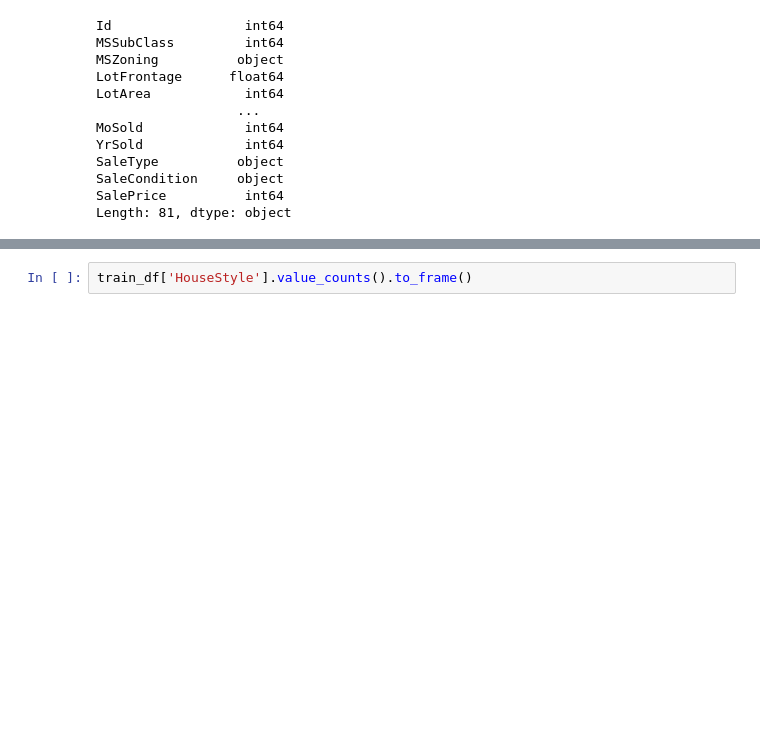
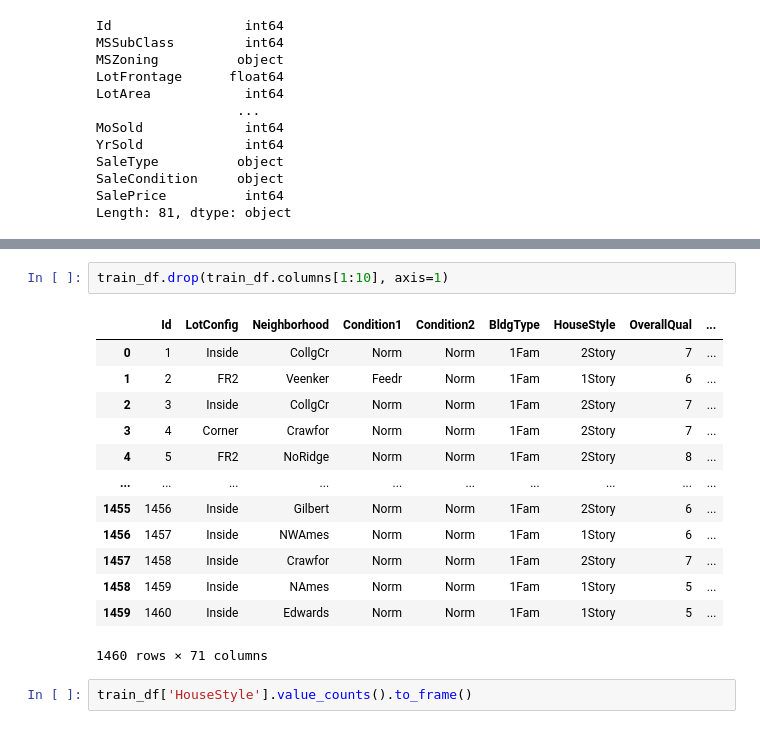
Before and after one commit to serpaulus/Predicting_the_Final_Home_Price, a Jupyter notebook: Predicting_Housing_Prices.ipynb, the cells around one changed output, grey strips where cells are left out. Drawn from its saved outputs; the diff is of its cells as text; blank space fills up the shorter version.

```diff
--- a/Predicting_Housing_Prices.ipynb
+++ b/Predicting_Housing_Prices.ipynb
@@ -48,3 +90,19 @@ train_df.describe()
+# %%
+train_df.drop(train_df.columns[1:10], axis=1)
+# %% [output]
+|  | Id | LotConfig | Neighborhood | Condition1 | Condition2 | BldgType | HouseStyle | OverallQual | ... |
+| 0 | 1 | Inside | CollgCr | Norm | Norm | 1Fam | 2Story | 7 | ... |
+| 1 | 2 | FR2 | Veenker | Feedr | Norm | 1Fam | 1Story | 6 | ... |
+| 2 | 3 | Inside | CollgCr | Norm | Norm | 1Fam | 2Story | 7 | ... |
+| 3 | 4 | Corner | Crawfor | Norm | Norm | 1Fam | 2Story | 7 | ... |
+| 4 | 5 | FR2 | NoRidge | Norm | Norm | 1Fam | 2Story | 8 | ... |
+| ... | ... | ... | ... | ... | ... | ... | ... | ... | ... |
+| 1455 | 1456 | Inside | Gilbert | Norm | Norm | 1Fam | 2Story | 6 | ... |
+| 1456 | 1457 | Inside | NWAmes | Norm | Norm | 1Fam | 1Story | 6 | ... |
+| 1457 | 1458 | Inside | Crawfor | Norm | Norm | 1Fam | 2Story | 7 | ... |
+| 1458 | 1459 | Inside | NAmes | Norm | Norm | 1Fam | 1Story | 5 | ... |
+| 1459 | 1460 | Inside | Edwards | Norm | Norm | 1Fam | 1Story | 5 | ... |
+1460 rows × 71 columns
 # %%
 train_df['HouseStyle'].value_counts().to_frame()
 # %% [output]
```
Also changed, not shown: parts of 8 cells of this notebook.
